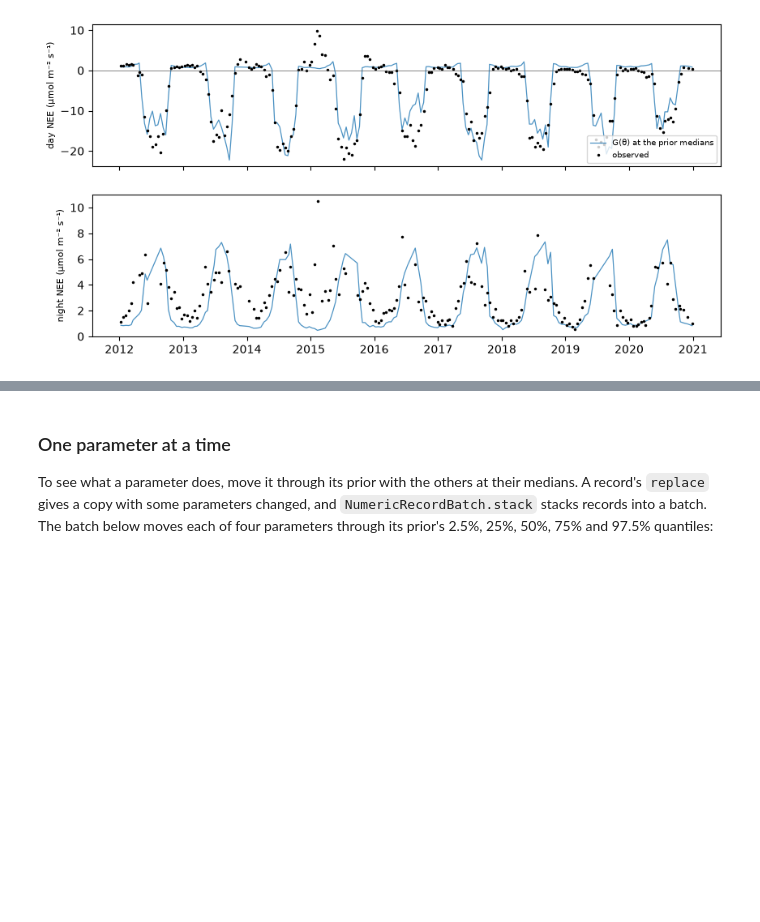
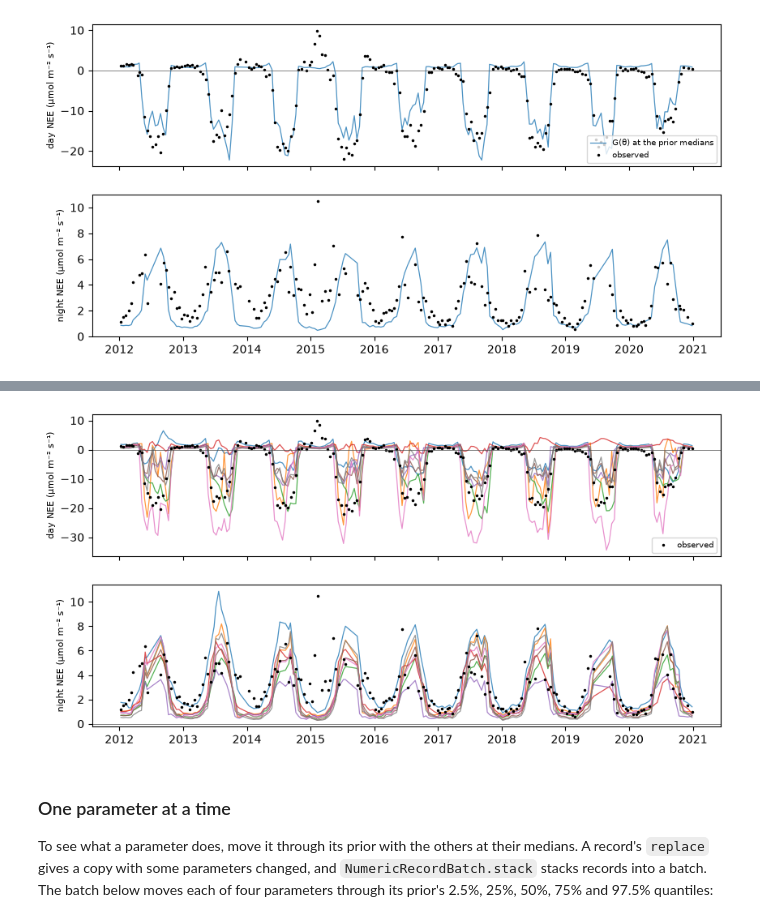
Before and after one commit to arob5/lsm-active-subspace, a Jupyter notebook: notebooks/main_inverse_problem.ipynb, the cells around one changed output, grey strips where cells are left out. Cells and saved outputs as stored; diff of their text form; code cells hidden in the pictures; blank space fills up the shorter version.

```diff
--- a/notebooks/main_inverse_problem.ipynb
+++ b/notebooks/main_inverse_problem.ipynb
@@ -557,3 +585,10 @@ plot_predictions(data, predictions)
+# %%
+predictions = forward_model.using(max_evaluations=8)(prior["theta"])
+
+# TODO: update plotting function so that predictions can be passed directly here. i.e., allow an EmpiricalDistribution as the second arg.
+plot_predictions(data, predictions.atoms)
+# %% [output]
+[figure, added]
 # %% [markdown]
 ### One parameter at a time
 
```
Also changed, not shown: parts of 38 cells of this notebook.
